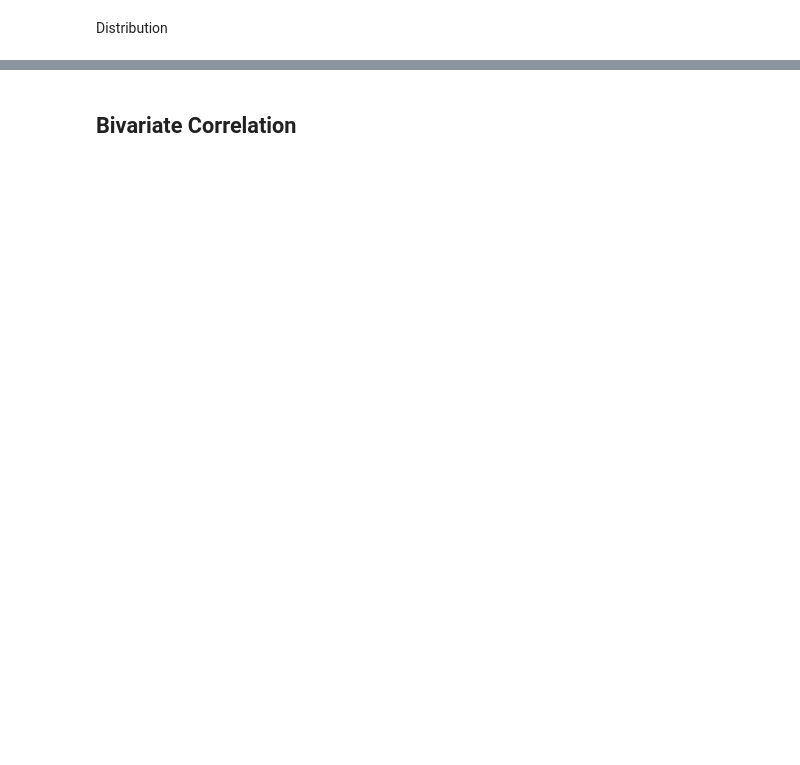
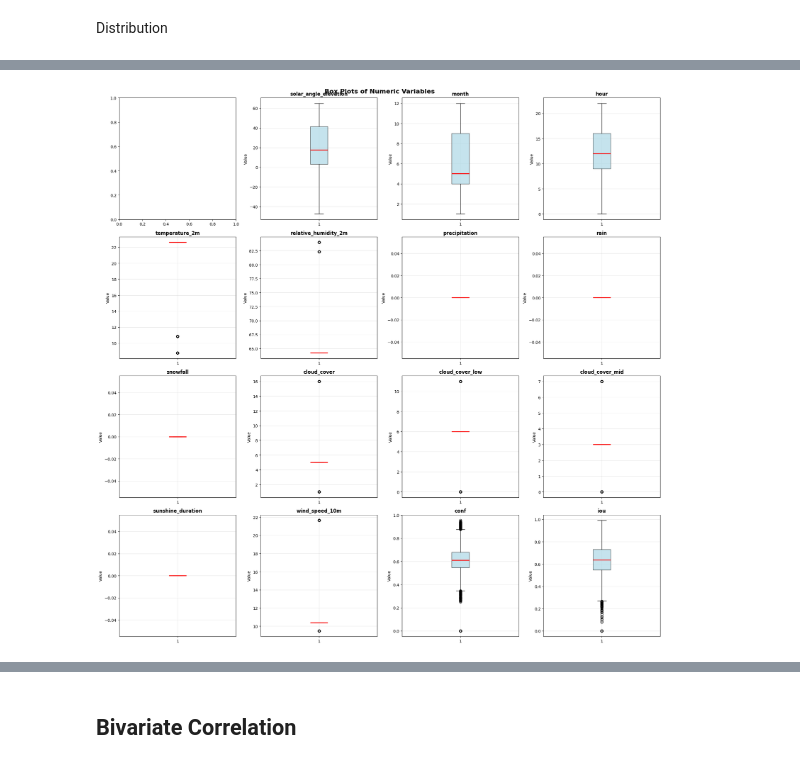
Before and after one commit to femartip/frame-validity-od, a Jupyter notebook: notebooks/eda.ipynb, the cells around one changed output, grey strips where cells are left out. Cells and saved outputs as stored; diff of their text form; code cells hidden in the pictures; blank space fills up the shorter version.

```diff
--- a/notebooks/eda.ipynb
+++ b/notebooks/eda.ipynb
@@ -10,0 +218,28 @@ Distribution
+# %%
+fig, axes = plt.subplots(n_rows, n_cols, figsize=(20, 5*n_rows))
+fig.suptitle('Box Plots of Numeric Variables', fontsize=16, fontweight='bold')
+
+# Flatten axes array for easier indexing
+axes = axes.flatten() if n_rows > 1 else [axes] if n_rows == 1 else axes
+
+for i, column in enumerate(numeric_columns):
+    if column == 'coords':
+        continue
+    clean_data = data[column].dropna()
+
+    # Create box plot
+    axes[i].boxplot(clean_data, patch_artist=True,
+                    boxprops=dict(facecolor='lightblue', alpha=0.7),
+                    medianprops=dict(color='red', linewidth=2))
+    axes[i].set_title(f'{column}', fontsize=12, fontweight='bold')
+    axes[i].set_ylabel('Value')
+    axes[i].grid(True, alpha=0.3)
+
+# Hide any unused subplots
+for i in range(len(numeric_columns), len(axes)):
+    axes[i].set_visible(False)
+
+plt.tight_layout()
+plt.show()
+# %% [output]
+[figure, added]
```
Also changed, not shown: parts of 42 cells of this notebook, 9 other files.
